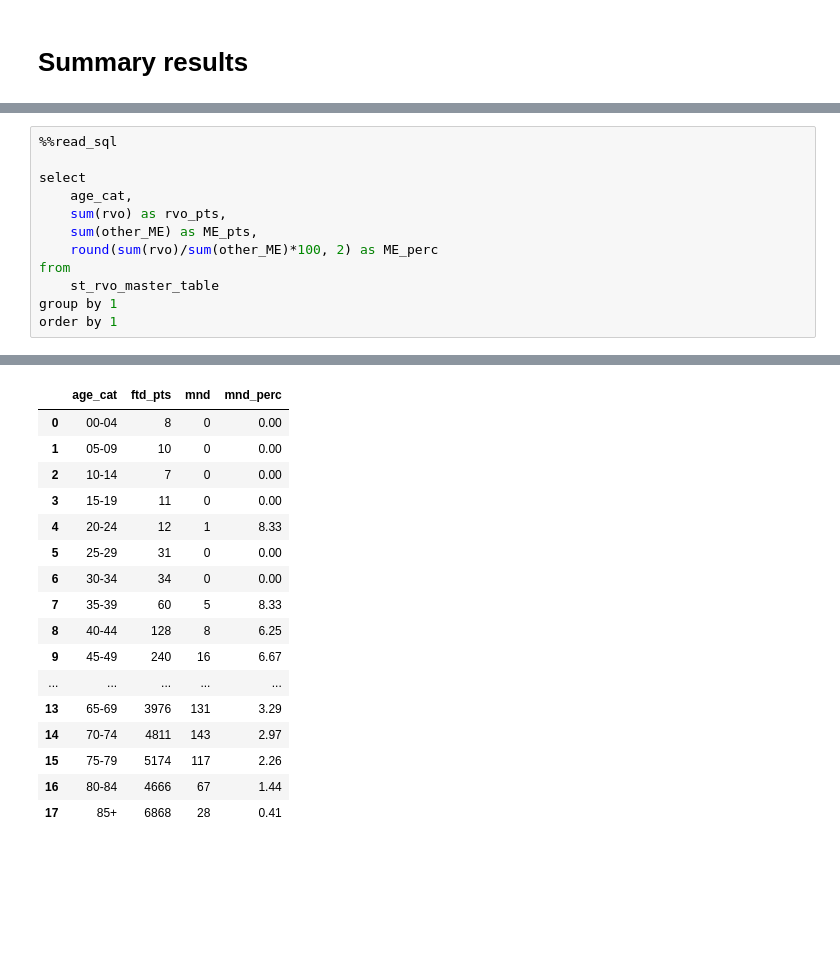
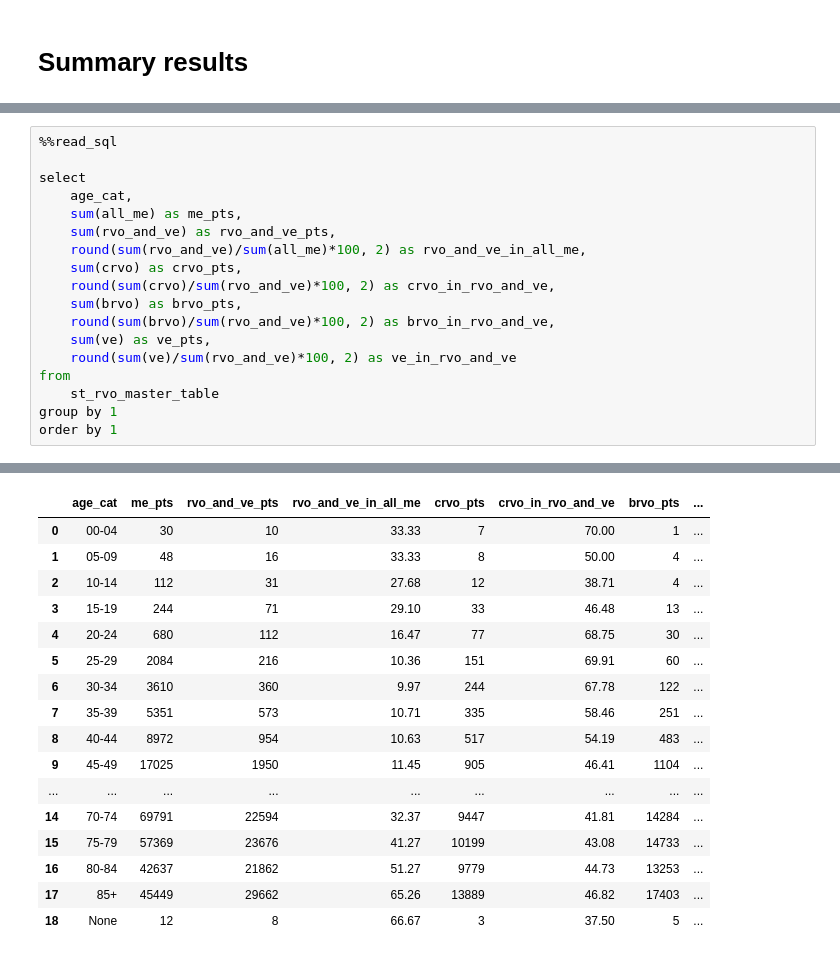
Before and after one commit to swaralit/Scoping_2018, a Jupyter notebook: Ravdeep/Macular edema in RVO.ipynb, the cells around one changed output, grey strips where cells are left out. Drawn from its saved outputs; the diff is of its cells as text; blank space fills up the shorter version.

```diff
--- a/Ravdeep/Macular edema in RVO.ipynb
+++ b/Ravdeep/Macular edema in RVO.ipynb
@@ -733,9 +775,15 @@ Query started at 05:53:45 PM GMT Daylight Time; Query executed in 0.03 m
 
 select
     age_cat,
-    sum(rvo) as rvo_pts,
-    sum(other_ME) as ME_pts,
-    round(sum(rvo)/sum(other_ME)*100, 2) as ME_perc
+    sum(all_me) as me_pts,
+    sum(rvo_and_ve) as rvo_and_ve_pts,
+    round(sum(rvo_and_ve)/sum(all_me)*100, 2) as rvo_and_ve_in_all_me,
+    sum(crvo) as crvo_pts,
+    round(sum(crvo)/sum(rvo_and_ve)*100, 2) as crvo_in_rvo_and_ve,
+    sum(brvo) as brvo_pts,
+    round(sum(brvo)/sum(rvo_and_ve)*100, 2) as brvo_in_rvo_and_ve,
+    sum(ve) as ve_pts,
+    round(sum(ve)/sum(rvo_and_ve)*100, 2) as ve_in_rvo_and_ve
 from
     st_rvo_master_table
 group by 1
@@ -745,17 +793,17 @@ Query started at 05:53:47 PM GMT Daylight Time; Query executed in 0.03 m
-|  | age_cat | ftd_pts | mnd | mnd_perc |
-| 0 | 00-04 | 8 | 0 | 0.00 |
-| 1 | 05-09 | 10 | 0 | 0.00 |
-| 2 | 10-14 | 7 | 0 | 0.00 |
-| 3 | 15-19 | 11 | 0 | 0.00 |
-| 4 | 20-24 | 12 | 1 | 8.33 |
-| 5 | 25-29 | 31 | 0 | 0.00 |
-| 6 | 30-34 | 34 | 0 | 0.00 |
-| 7 | 35-39 | 60 | 5 | 8.33 |
-| 8 | 40-44 | 128 | 8 | 6.25 |
-| 9 | 45-49 | 240 | 16 | 6.67 |
-| ... | ... | ... | ... | ... |
-| 13 | 65-69 | 3976 | 131 | 3.29 |
-| 14 | 70-74 | 4811 | 143 | 2.97 |
-| 15 | 75-79 | 5174 | 117 | 2.26 |
-| 16 | 80-84 | 4666 | 67 | 1.44 |
-| 17 | 85+ | 6868 | 28 | 0.41 |
+|  | age_cat | me_pts | rvo_and_ve_pts | rvo_and_ve_in_all_me | crvo_pts | crvo_in_rvo_and_ve | brvo_pts | ... |
+| 0 | 00-04 | 30 | 10 | 33.33 | 7 | 70.00 | 1 | ... |
+| 1 | 05-09 | 48 | 16 | 33.33 | 8 | 50.00 | 4 | ... |
+| 2 | 10-14 | 112 | 31 | 27.68 | 12 | 38.71 | 4 | ... |
+| 3 | 15-19 | 244 | 71 | 29.10 | 33 | 46.48 | 13 | ... |
+| 4 | 20-24 | 680 | 112 | 16.47 | 77 | 68.75 | 30 | ... |
+| 5 | 25-29 | 2084 | 216 | 10.36 | 151 | 69.91 | 60 | ... |
+| 6 | 30-34 | 3610 | 360 | 9.97 | 244 | 67.78 | 122 | ... |
+| 7 | 35-39 | 5351 | 573 | 10.71 | 335 | 58.46 | 251 | ... |
+| 8 | 40-44 | 8972 | 954 | 10.63 | 517 | 54.19 | 483 | ... |
+| 9 | 45-49 | 17025 | 1950 | 11.45 | 905 | 46.41 | 1104 | ... |
+| ... | ... | ... | ... | ... | ... | ... | ... | ... |
+| 14 | 70-74 | 69791 | 22594 | 32.37 | 9447 | 41.81 | 14284 | ... |
+| 15 | 75-79 | 57369 | 23676 | 41.27 | 10199 | 43.08 | 14733 | ... |
+| 16 | 80-84 | 42637 | 21862 | 51.27 | 9779 | 44.73 | 13253 | ... |
+| 17 | 85+ | 45449 | 29662 | 65.26 | 13889 | 46.82 | 17403 | ... |
+| 18 | None | 12 | 8 | 66.67 | 3 | 37.50 | 5 | ... |
```
Also changed, not shown: parts of 43 cells of this notebook, 3 other files.
